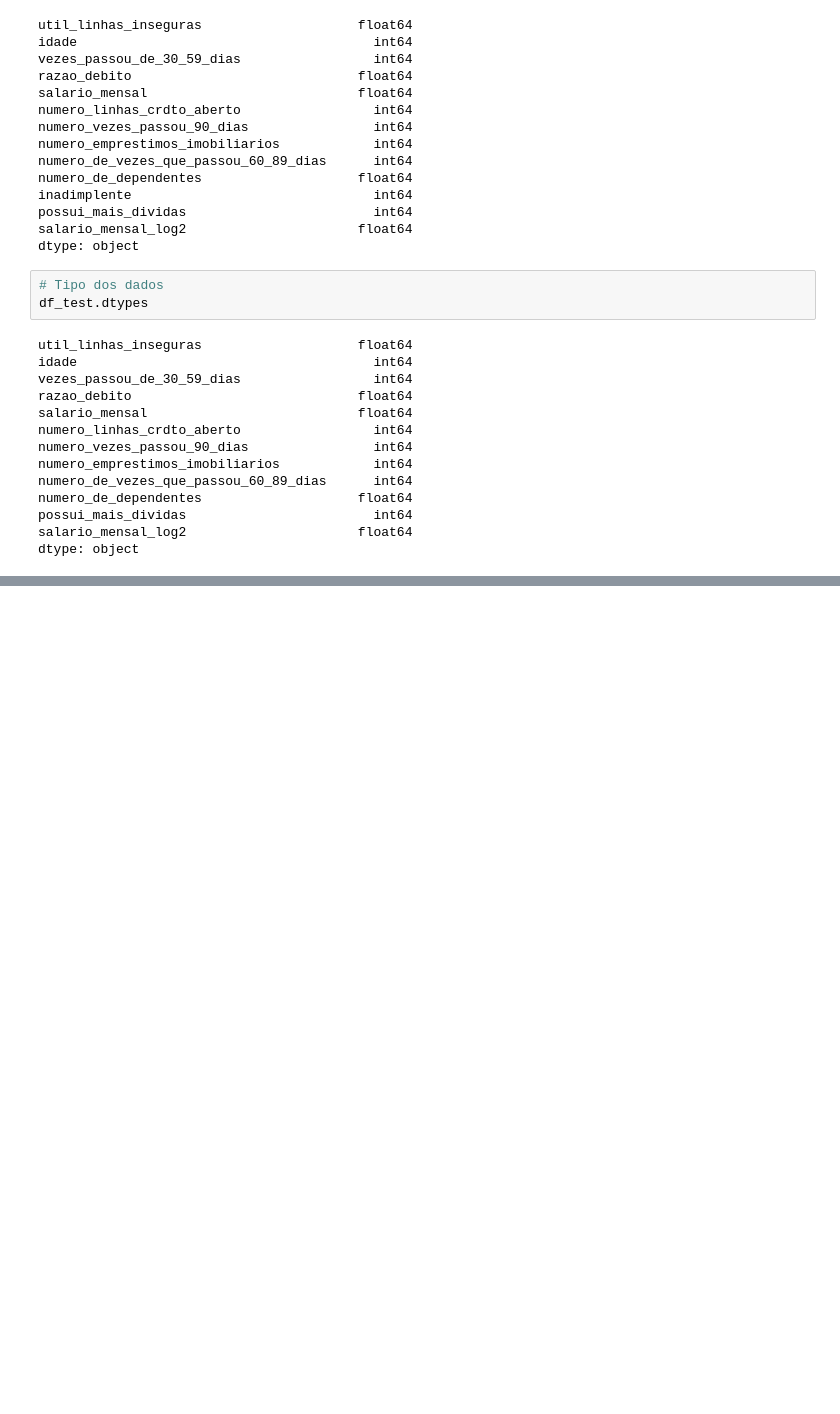
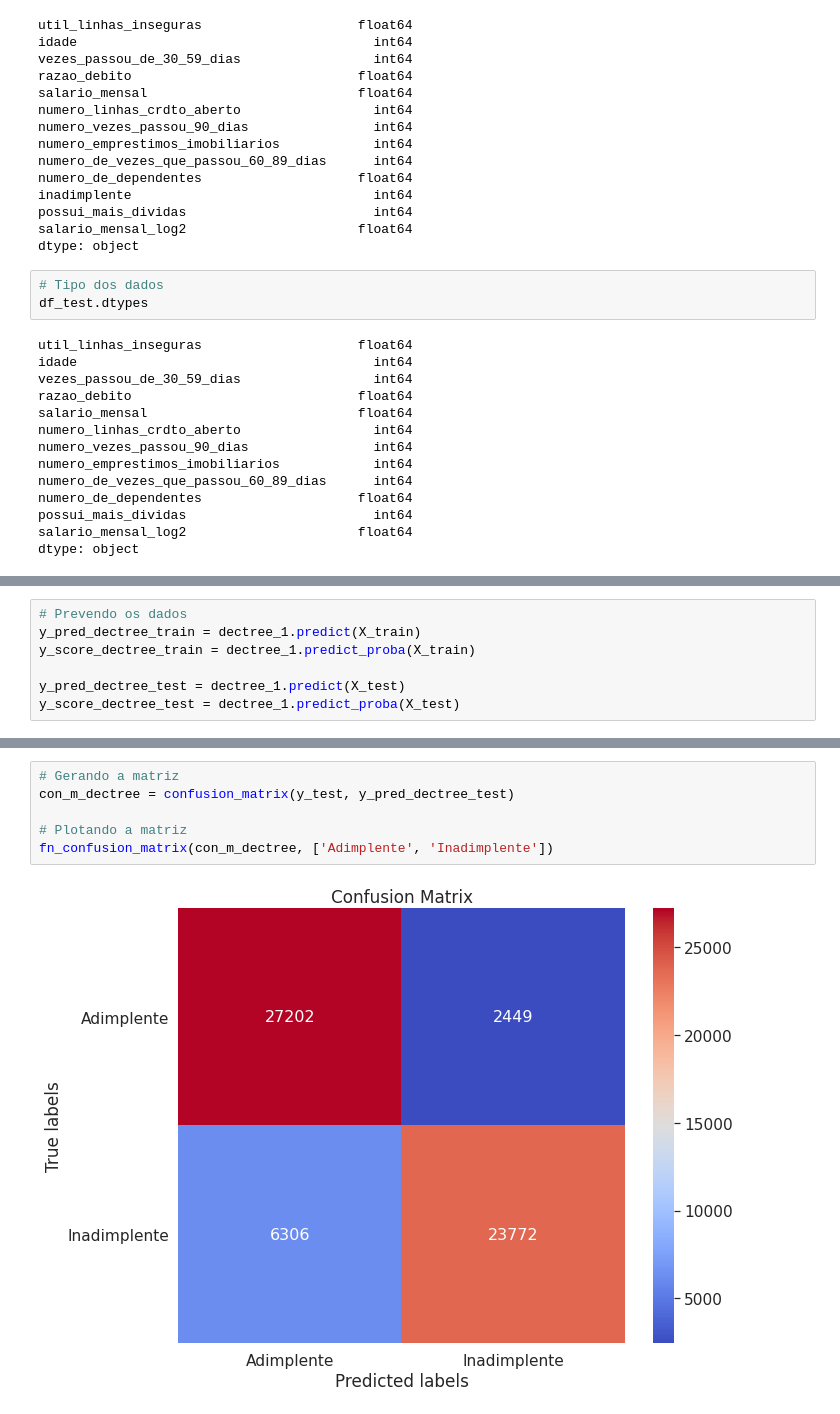
Before and after one commit to Joao-TheCosmosIsInfinite/Modelo-Aprovacao-Credito, a Jupyter notebook: 02_Modelos_Machine.ipynb, the cells around one changed output, grey strips where cells are left out. Saved outputs shown, nothing was run; the diff lists cells and outputs as text; blank space fills up the shorter version.

```diff
--- a/02_Modelos_Machine.ipynb
+++ b/02_Modelos_Machine.ipynb
@@ -115,0 +530,7 @@ dtype: object
+# %%
+# Prevendo os dados
+y_pred_dectree_train = dectree_1.predict(X_train)
+y_score_dectree_train = dectree_1.predict_proba(X_train)
+
+y_pred_dectree_test = dectree_1.predict(X_test)
+y_score_dectree_test = dectree_1.predict_proba(X_test)
@@ -115,0 +566,8 @@ dtype: object
+# %%
+# Gerando a matriz
+con_m_dectree = confusion_matrix(y_test, y_pred_dectree_test)
+
+# Plotando a matriz
+fn_confusion_matrix(con_m_dectree, ['Adimplente', 'Inadimplente'])
+# %% [output]
+[figure, added]
```
Also changed, not shown: parts of 99 cells of this notebook, 6 other files.
